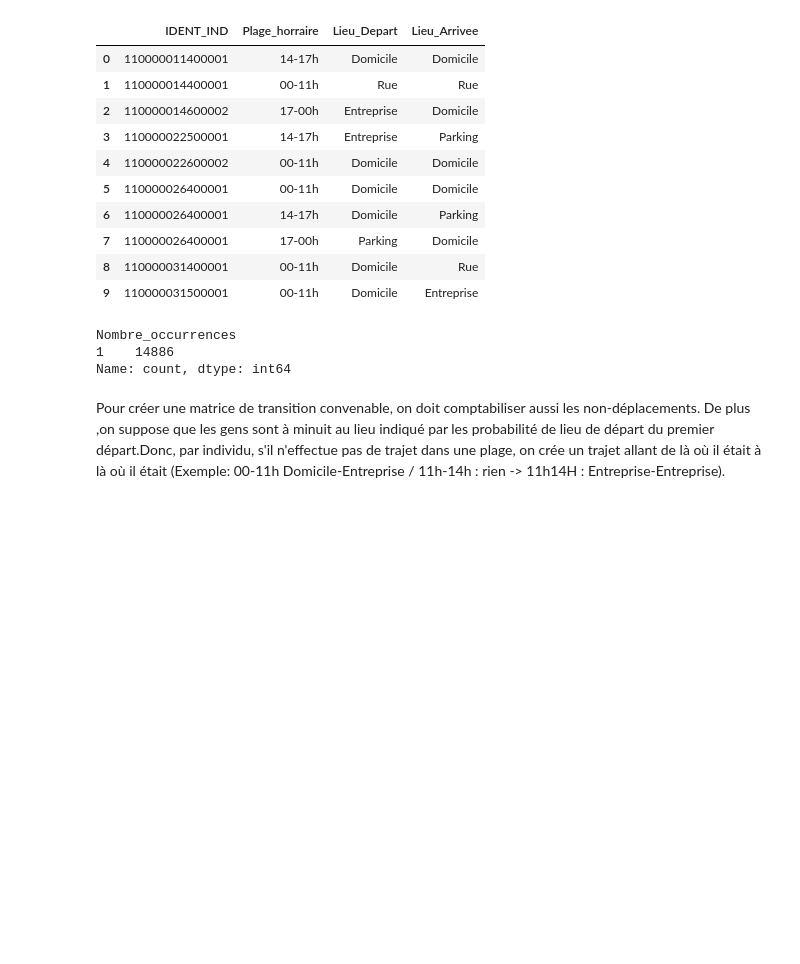
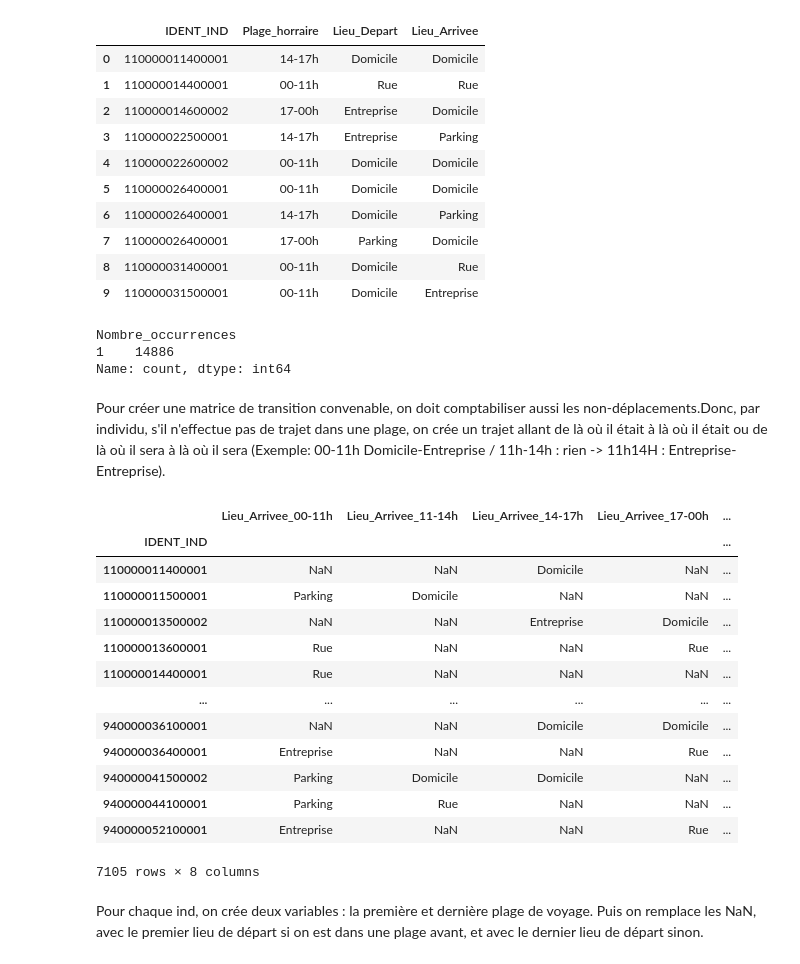
Before and after one commit to kilianguillon/Projet_statapp, a Jupyter notebook: script_main.ipynb, the cells around one changed output. Saved outputs shown, nothing was run; the diff lists cells and outputs as text; code cells hidden in the pictures; blank space fills up the shorter version.

Commit message:
remplacer NAN

```diff
--- a/script_main.ipynb
+++ b/script_main.ipynb
@@ -487,4 +487,29 @@ Nombre_occurrences
 1    14886
 Name: count, dtype: int64
 # %% [markdown]
-Pour créer une matrice de transition convenable, on doit comptabiliser aussi les non-déplacements. De plus ,on suppose que les gens sont à minuit au lieu indiqué par les probabilité de lieu de départ du premier départ.Donc, par individu, s'il n'effectue pas de trajet dans une plage, on crée un trajet allant de là où il était à là où il était (Exemple: 00-11h Domicile-Entreprise / 11h-14h : rien -> 11h14H : Entreprise-Entreprise).
+Pour créer une matrice de transition convenable, on doit comptabiliser aussi les non-déplacements.Donc, par individu, s'il n'effectue pas de trajet dans une plage, on crée un trajet allant de là où il était à là où il était ou de là où il sera à là où il sera (Exemple: 00-11h Domicile-Entreprise / 11h-14h : rien -> 11h14H : Entreprise-Entreprise).
+# %%
+# Utilisation de pivot_table pour passer au format wide
+EMP_wide = EMP_plage2.pivot_table(index='IDENT_IND', columns='Plage_horraire', values=['Lieu_Depart', 'Lieu_Arrivee'], aggfunc='first')
+EMP_wide.columns = [f'{col[0]}_{col[1]}' for col in EMP_wide.columns]
+
+#EMP_wide = EMP_wide.reset_index()#On doit remplacer toutes les valeurs manquantes
+EMP_wide
+# %% [output]
+|  | Lieu_Arrivee_00-11h | Lieu_Arrivee_11-14h | Lieu_Arrivee_14-17h | Lieu_Arrivee_17-00h | ... |
+| IDENT_IND |  |  |  |  | ... |
+| 110000011400001 | NaN | NaN | Domicile | NaN | ... |
+| 110000011500001 | Parking | Domicile | NaN | NaN | ... |
+| 110000013500002 | NaN | NaN | Entreprise | Domicile | ... |
+| 110000013600001 | Rue | NaN | NaN | Rue | ... |
+| 110000014400001 | Rue | NaN | NaN | NaN | ... |
+| ... | ... | ... | ... | ... | ... |
+| 940000036100001 | NaN | NaN | Domicile | Domicile | ... |
+| 940000036400001 | Entreprise | NaN | NaN | Rue | ... |
+| 940000041500002 | Parking | Domicile | Domicile | NaN | ... |
+| 940000044100001 | Parking | Rue | NaN | NaN | ... |
+| 940000052100001 | Entreprise | NaN | NaN | Rue | ... |
+7105 rows × 8 columns
+# %% [markdown]
+Pour chaque ind, on crée deux variables : la première et dernière plage de voyage.
+Puis on remplace les NaN, avec le premier lieu de départ si on est dans une plage avant, et avec le dernier lieu de départ sinon.
```
Also changed, not shown: parts of 4 cells of this notebook.
